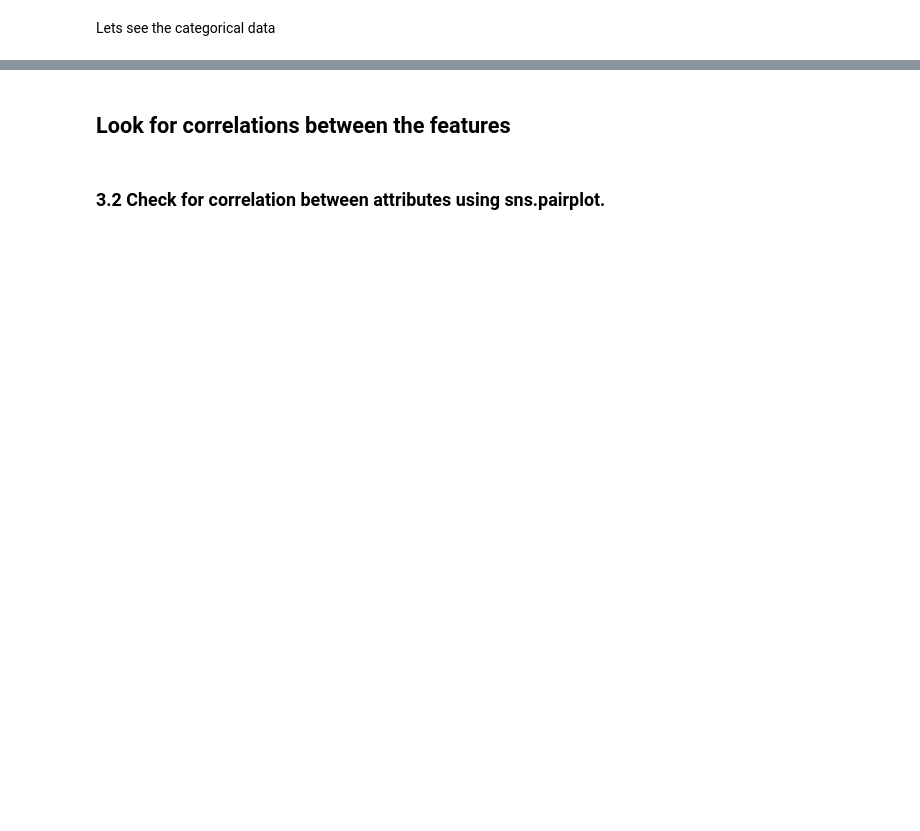
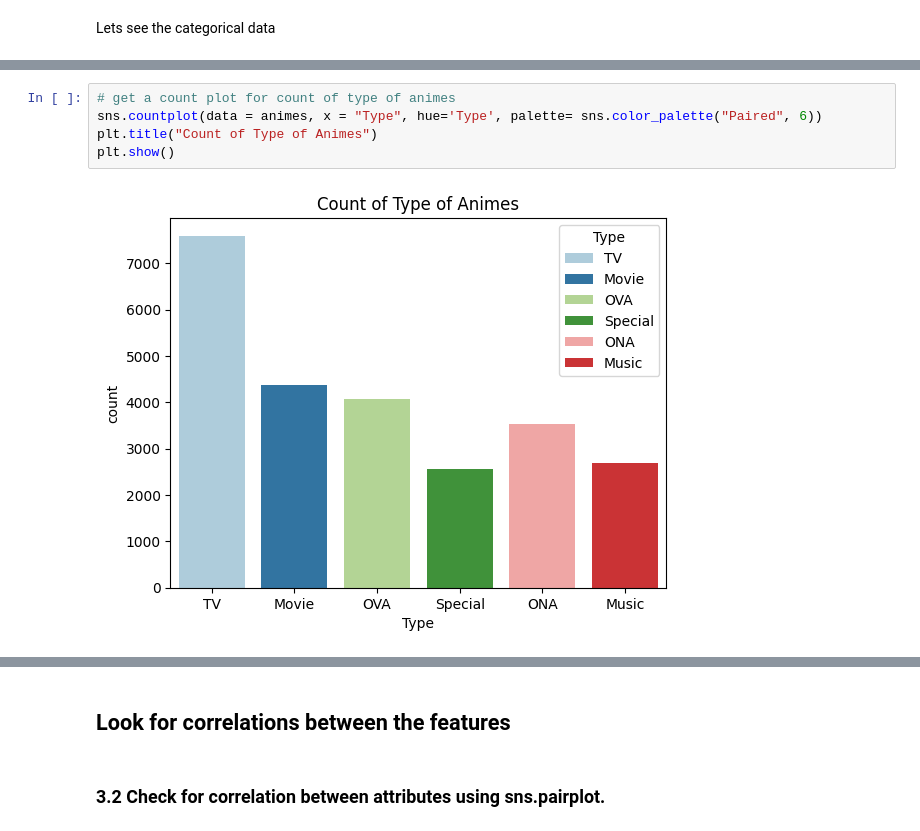
Before and after one commit to Threegoldsqwq/Machine_Learning_Anime_Recommendation, a Jupyter notebook: Animes_Analysis.ipynb, the cells around one changed output, grey strips where cells are left out. Saved outputs shown, nothing was run; the diff lists cells and outputs as text; blank space fills up the shorter version.

```diff
--- a/Animes_Analysis.ipynb
+++ b/Animes_Analysis.ipynb
@@ -331,0 +318,7 @@ sns.countplot(data = animes, x = "Type")
+# %%
+# get a count plot for count of type of animes
+sns.countplot(data = animes, x = "Type", hue='Type', palette= sns.color_palette("Paired", 6))
+plt.title("Count of Type of Animes")
+plt.show()
+# %% [output]
+[figure, added]
```
Also changed, not shown: parts of 24 cells of this notebook.
